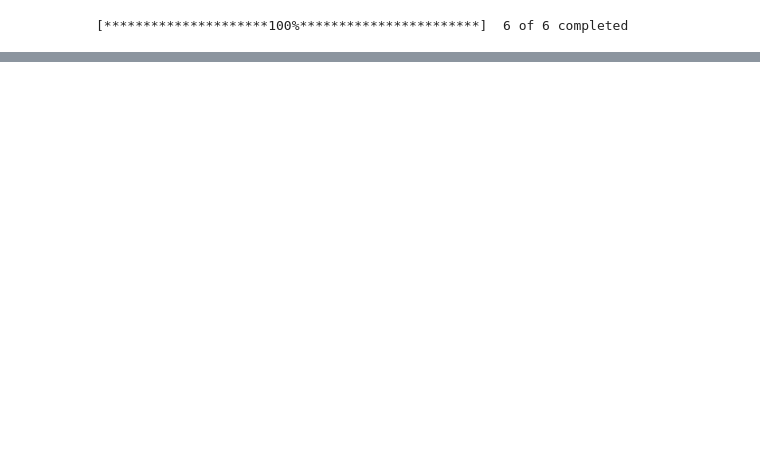
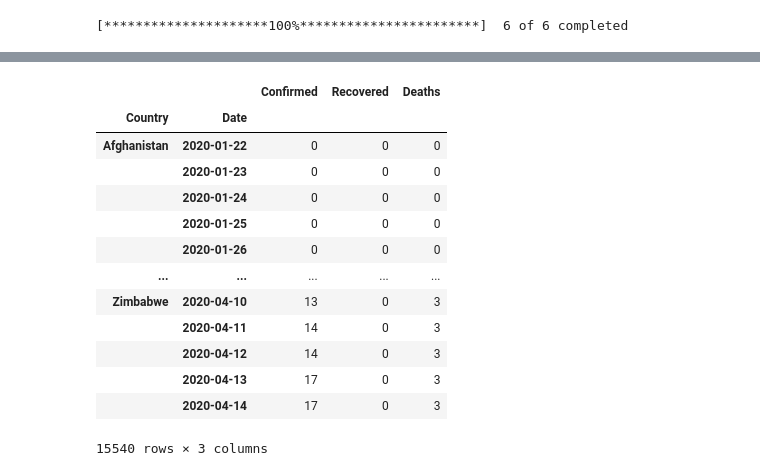
Before and after one commit to LiveCoronaDetector/livecod, a Jupyter notebook: finance/finance.ipynb, the cells around one changed output, grey strips where cells are left out. Cells and saved outputs as stored; diff of their text form; code cells hidden in the pictures; blank space fills up the shorter version.

```diff
--- a/finance/finance.ipynb
+++ b/finance/finance.ipynb
@@ -77,0 +65,10 @@ data_na
+# %%
+def get_covid_data(url):
+  df = pd.read_csv(url)
+  df.Date = pd.to_datetime(df.Date)
+  try:
+    df.set_index(['Country', 'Date'], inplace=True)
+    df.sort_index(inplace=True)
+  except KeyError:
+    df.set_index('Date', inplace=True)
+  return df
@@ -77,0 +86,18 @@ data_na
+# %%
+covid_countries = get_covid_data('https://raw.githubusercontent.com/datasets/covid-19/master/data/countries-aggregated.csv')
+covid_countries
+# %% [output]
+|  |  | Confirmed | Recovered | Deaths |
+| Country | Date |  |  |  |
+| Afghanistan | 2020-01-22 | 0 | 0 | 0 |
+|  | 2020-01-23 | 0 | 0 | 0 |
+|  | 2020-01-24 | 0 | 0 | 0 |
+|  | 2020-01-25 | 0 | 0 | 0 |
+|  | 2020-01-26 | 0 | 0 | 0 |
+| ... | ... | ... | ... | ... |
+| Zimbabwe | 2020-04-10 | 13 | 0 | 3 |
+|  | 2020-04-11 | 14 | 0 | 3 |
+|  | 2020-04-12 | 14 | 0 | 3 |
+|  | 2020-04-13 | 17 | 0 | 3 |
+|  | 2020-04-14 | 17 | 0 | 3 |
+15540 rows × 3 columns
```
Also changed, not shown: parts of 19 cells of this notebook.
